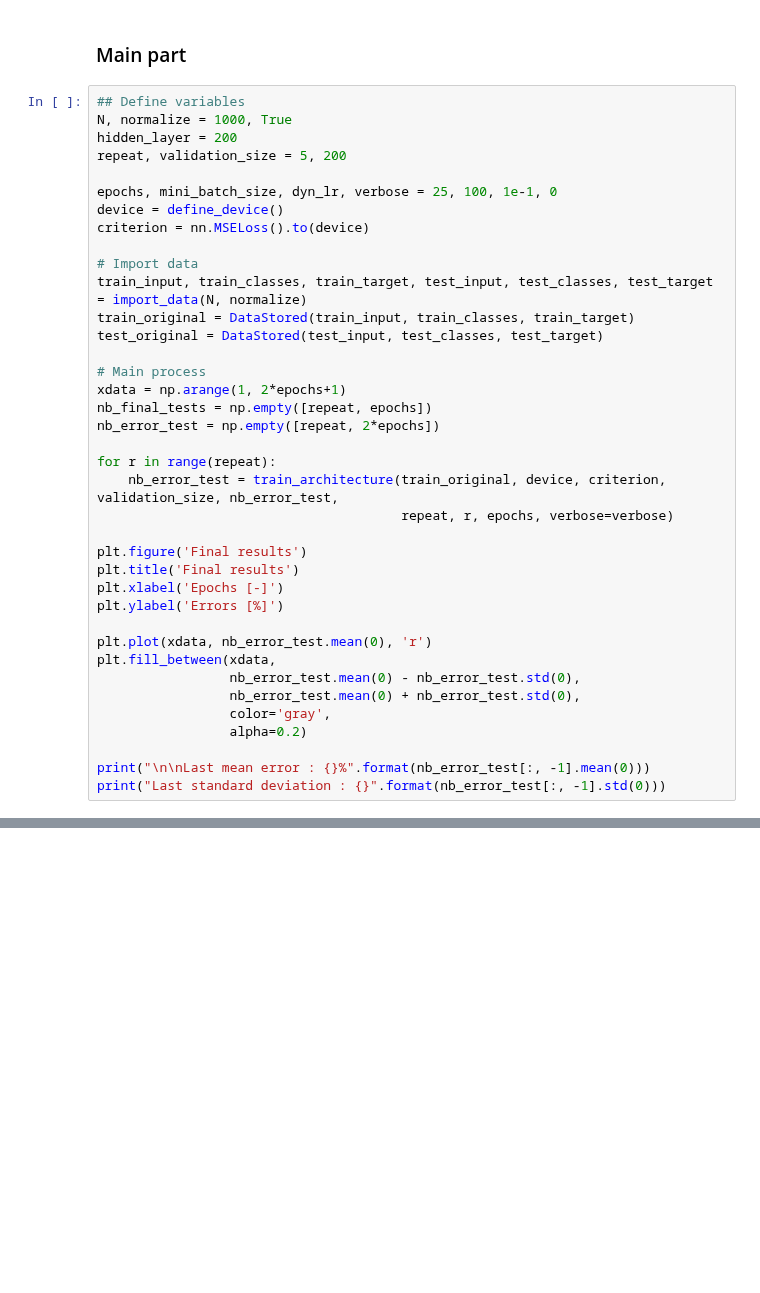
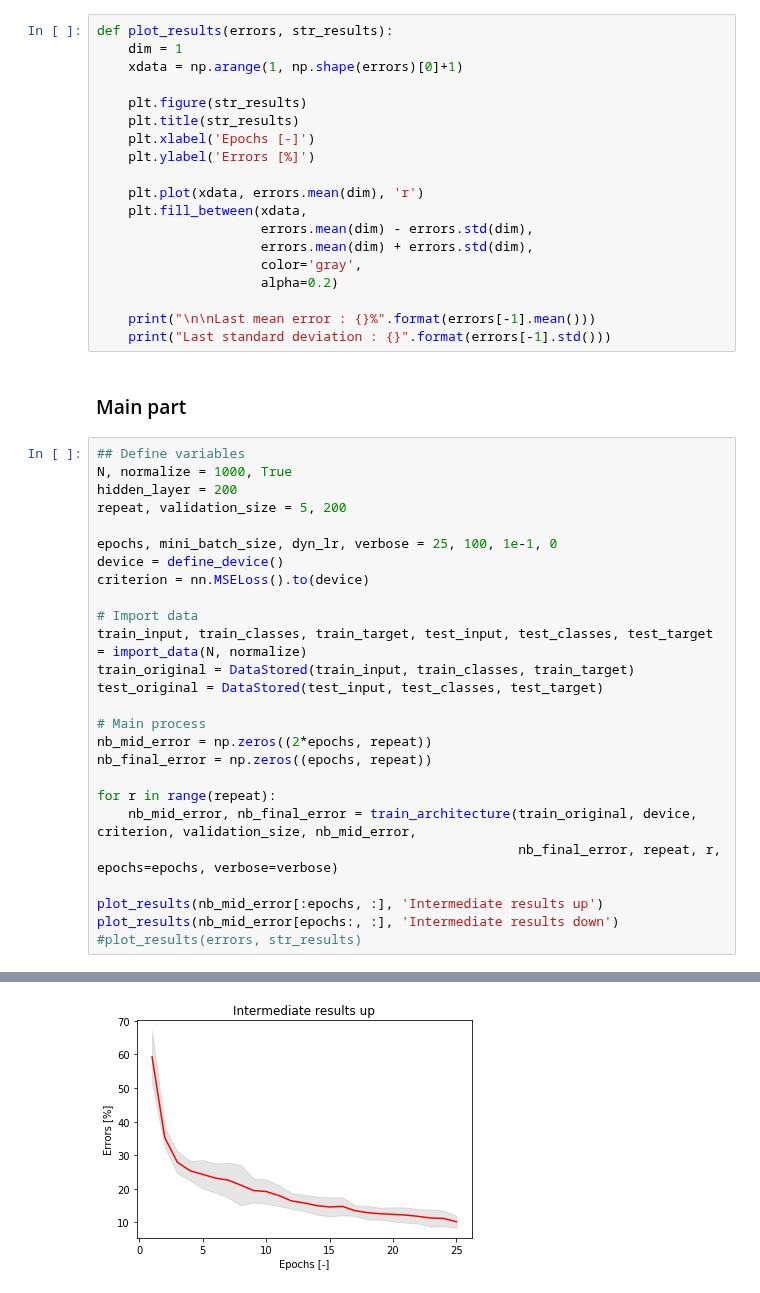
Before and after one commit to natbolon/DL, a Jupyter notebook: classification/classification_class.ipynb, the cells around one changed output, grey strips where cells are left out. Drawn from its saved outputs; the diff is of its cells as text; blank space fills up the shorter version.

```diff
--- a/classification/classification_class.ipynb
+++ b/classification/classification_class.ipynb
@@ -276,3 +270,22 @@ def adapt_learning_rate(learning_rate, loss, e):
+# %%
+def plot_results(errors, str_results):
+    dim = 1
+    xdata = np.arange(1, np.shape(errors)[0]+1)
+
+    plt.figure(str_results)
+    plt.title(str_results)
+    plt.xlabel('Epochs [-]')
+    plt.ylabel('Errors [%]')
+
+    plt.plot(xdata, errors.mean(dim), 'r')
+    plt.fill_between(xdata,
+                     errors.mean(dim) - errors.std(dim),
+                     errors.mean(dim) + errors.std(dim),
+                     color='gray',
+                     alpha=0.2)
+
+    print("\n\nLast mean error : {}%".format(errors[-1].mean()))
+    print("Last standard deviation : {}".format(errors[-1].std()))
 # %% [markdown]
 ### Main part
 # %%
@@ -291,28 +304,16 @@ train_original = DataStored(train_input, train_classes, train_target)
 test_original = DataStored(test_input, test_classes, test_target)
 
 # Main process
-xdata = np.arange(1, 2*epochs+1)
-nb_final_tests = np.empty([repeat, epochs])
-nb_error_test = np.empty([repeat, 2*epochs])
+nb_mid_error = np.zeros((2*epochs, repeat))
+nb_final_error = np.zeros((epochs, repeat))
 
 for r in range(repeat):
-    nb_error_test = train_architecture(train_original, device, criterion, validation_size, nb_error_test,
-                                       repeat, r, epochs, verbose=verbose)
+    nb_mid_error, nb_final_error = train_architecture(train_original, device, criterion, validation_size, nb_mid_error,
+                                                      nb_final_error, repeat, r, epochs=epochs, verbose=verbose)
 
-plt.figure('Final results')
-plt.title('Final results')
-plt.xlabel('Epochs [-]')
-plt.ylabel('Errors [%]')
-
-plt.plot(xdata, nb_error_test.mean(0), 'r')
-plt.fill_between(xdata,
-                 nb_error_test.mean(0) - nb_error_test.std(0),
-                 nb_error_test.mean(0) + nb_error_test.std(0),
-                 color='gray',
-                 alpha=0.2)
-
-print("\n\nLast mean error : {}%".format(nb_error_test[:, -1].mean(0)))
-print("Last standard deviation : {}".format(nb_error_test[:, -1].std(0)))
+plot_results(nb_mid_error[:epochs, :], 'Intermediate results up')
+plot_results(nb_mid_error[epochs:, :], 'Intermediate results down')
+#plot_results(errors, str_results)
 # %% [output]
 Device : cpu
 Run : 1
@@ -326,0 +335 @@ Epoch: 14, loss: 0.26
+[figure, added]
```
Also changed, not shown: parts of 7 cells of this notebook.
